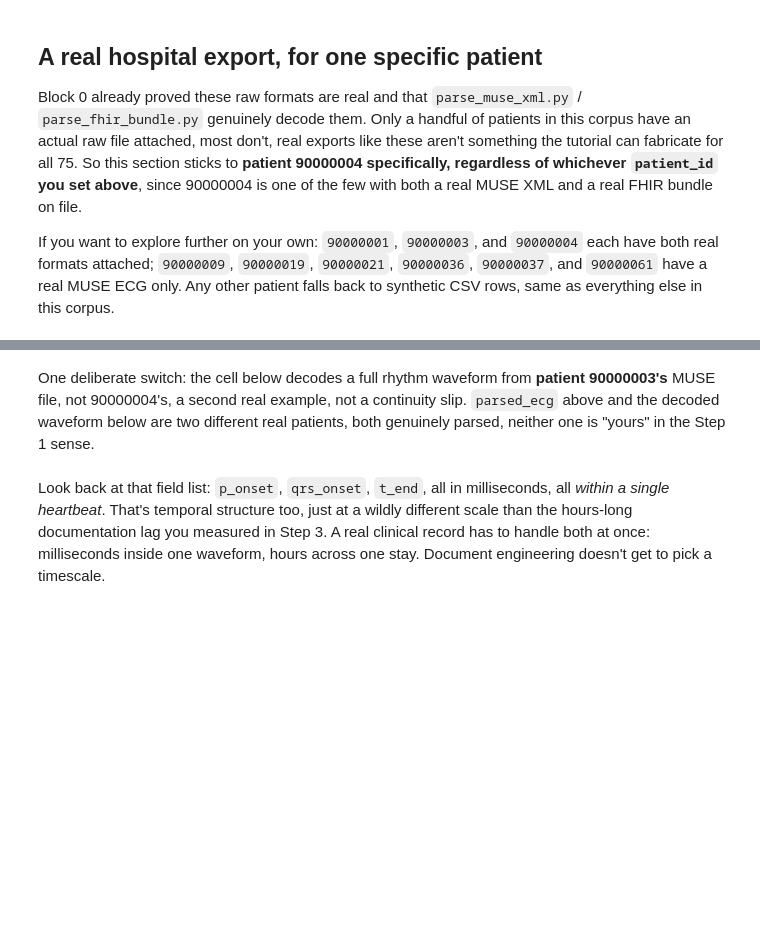
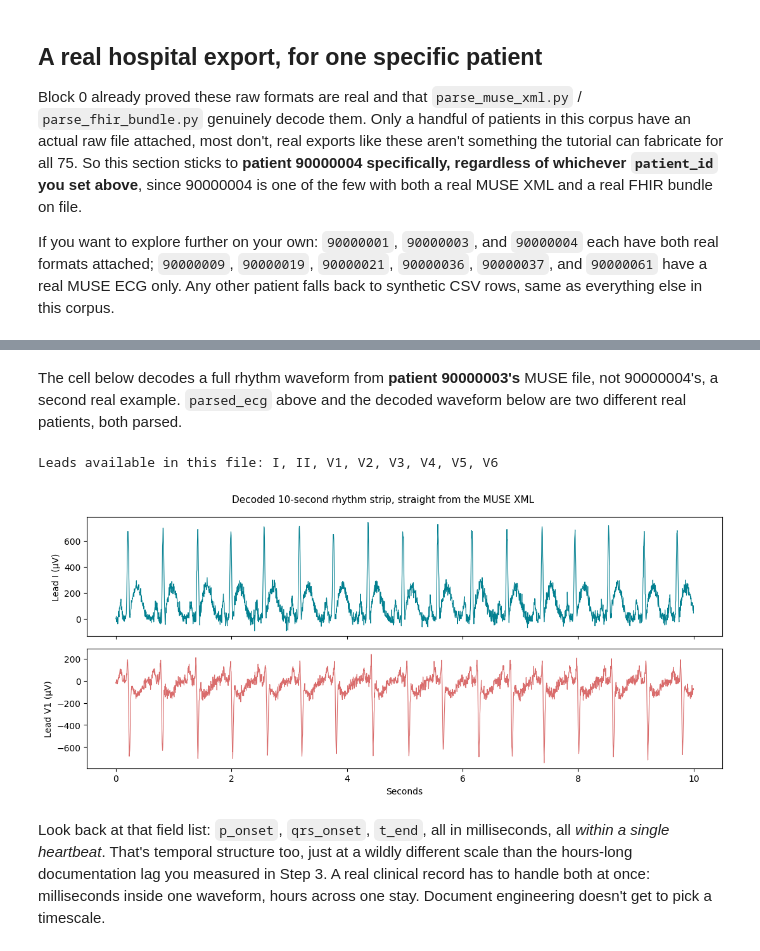
Before and after one commit to lbutler2405/doceng26-pulse-and-paper, a Jupyter notebook: Notebooks/block1_meet_your_patient.ipynb, the cells around one changed output, grey strips where cells are left out. Drawn from its saved outputs; the diff is of its cells as text; code cells hidden in the pictures; blank space fills up the shorter version.

```diff
--- a/Notebooks/block1_meet_your_patient.ipynb
+++ b/Notebooks/block1_meet_your_patient.ipynb
@@ -163,16 +200,25 @@ for k, v in parsed_ecg.items():
 # %% [markdown]
-One deliberate switch: the cell below decodes a full rhythm waveform from **patient 90000003's** MUSE file, not 90000004's, a second real example, not a continuity slip. `parsed_ecg` above and the decoded waveform below are two different real patients, both genuinely parsed, neither one is "yours" in the Step 1 sense.
+The cell below decodes a full rhythm waveform from **patient 90000003's** MUSE file, not 90000004's, a second real example. `parsed_ecg` above and the decoded waveform below are two different real patients, both parsed.
 # %%
 leads, sample_rate_hz = decode_all_leads(f"{DATA_DIR}data/XML_JSON/muse_xml/MUSE_90000003_ECG2.xml", waveform_type="Rhythm")
-import numpy as np
-t = np.arange(len(leads["II"])) / sample_rate_hz
-
-fig, ax = plt.subplots(figsize=(11, 3))
-ax.plot(t, leads["II"], color=TEAL, linewidth=0.8)
-ax.set_xlabel("Seconds")
-ax.set_ylabel("Lead II (\u00b5V)")
-ax.set_title("Decoded 10-second rhythm strip, straight from the MUSE XML")
-plt.show()
+print(f"Leads available in this file: {', '.join(leads.keys())}")
+# %% [output]
+Leads available in this file: I, II, V1, V2, V3, V4, V5, V6
+# %%
+import numpy as np
+t = np.arange(len(leads["I"])) / sample_rate_hz
+
+fig, axes = plt.subplots(2, 1, figsize=(11, 5), sharex=True)
+axes[0].plot(t, leads["I"], color=TEAL, linewidth=0.8)
+axes[0].set_ylabel("Lead I (\u00b5V)")
+axes[1].plot(t, leads["V1"], color=CORAL, linewidth=0.8)
+axes[1].set_ylabel("Lead V1 (\u00b5V)")
+axes[1].set_xlabel("Seconds")
+fig.suptitle("Decoded 10-second rhythm strip, straight from the MUSE XML", fontsize=11)
+fig.tight_layout()
+plt.show()
+# %% [output]
+[figure, added]
 # %% [markdown]
 Look back at that field list: `p_onset`, `qrs_onset`, `t_end`, all in milliseconds, all *within a single heartbeat*. That's temporal structure too, just at a wildly different scale than the hours-long documentation lag you measured in Step 3. A real clinical record has to handle both at once: milliseconds inside one waveform, hours across one stay. Document engineering doesn't get to pick a timescale.
 # %% [markdown]
```
Also changed, not shown: parts of 17 cells of this notebook.
